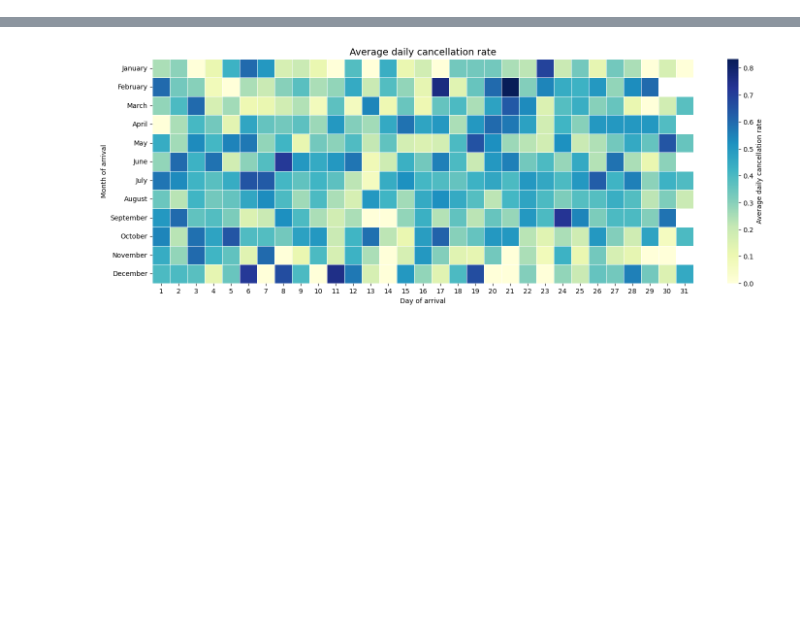
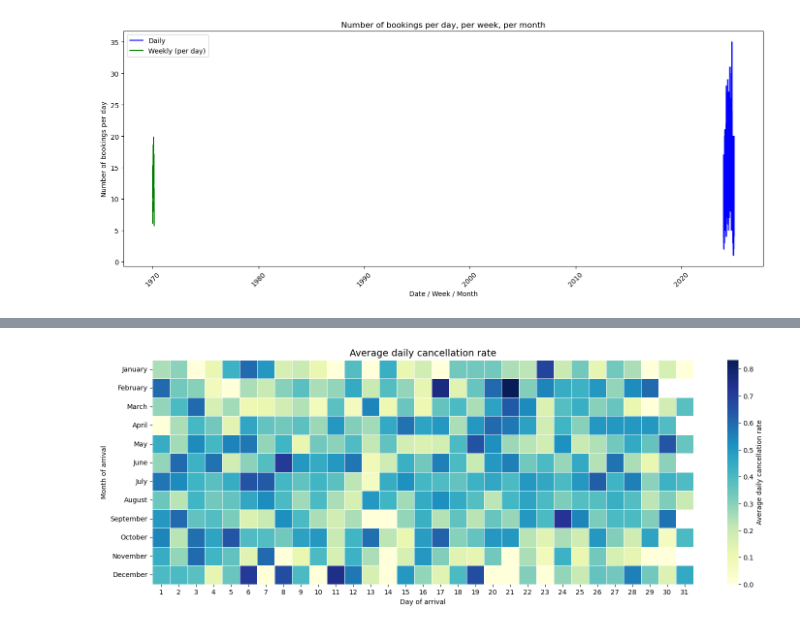
Before and after one commit to luciledubarry/Hotel_booking_analysis, a Jupyter notebook: hotel_booking_analysis.ipynb, the cells around one changed output, grey strips where cells are left out. Cells and saved outputs as stored; diff of their text form; code cells hidden in the pictures; blank space fills up the shorter version.

```diff
--- a/hotel_booking_analysis.ipynb
+++ b/hotel_booking_analysis.ipynb
@@ -179,0 +238,39 @@ plt.show()
+# %%
+# Daily bookings
+daily_bookings = booking.groupby('arrival_date').size().reset_index(name='num_bookings')
+
+# Weekly bookings
+weekly_bookings = booking.groupby('arrival_date_week_number').size().reset_index(name='num_bookings')
+weekly_bookings['num_bookings'] = weekly_bookings['num_bookings'] / 7  # average per day
+
+# Monthly bookings
+month_days = {
+    'January': 31, 'February': 28, 'March': 31, 'April': 30,
+    'May': 31, 'June': 30, 'July': 31, 'August': 31,
+    'September': 30, 'October': 31, 'November': 30, 'December': 31
+}
+
+monthly_bookings = booking.groupby('arrival_date_month').size().reset_index(name='num_bookings')
+monthly_bookings['num_bookings'] = monthly_bookings.apply(lambda row: row['num_bookings'] / month_days[row['arrival_date_month']], axis=1)
+# %%
+# Graphique: Daily, Weekly, and Monthly Bookings
+plt.figure(figsize=(14,6))
+
+# Daily
+plt.plot(daily_bookings['arrival_date'], daily_bookings['num_bookings'], label='Daily', color='blue')
+
+# Weekly (map week number to some date for x-axis, e.g., first day of week)
+plt.plot(weekly_bookings['arrival_date_week_number'], weekly_bookings['num_bookings'], label='Weekly (per day)', color='green')
+
+# Monthly
+plt.plot(monthly_bookings['arrival_date_month'], monthly_bookings['num_bookings'], label='Monthly (per day)', color='red')
+
+plt.xlabel('Date / Week / Month')
+plt.ylabel('Number of bookings per day')
+plt.title('Number of bookings per day, per week, per month')
+plt.xticks(rotation=45)
+plt.legend()
+plt.tight_layout()
+plt.show()
+# %% [output]
+[figure, added]
```
Also changed, not shown: parts of 32 cells of this notebook.
